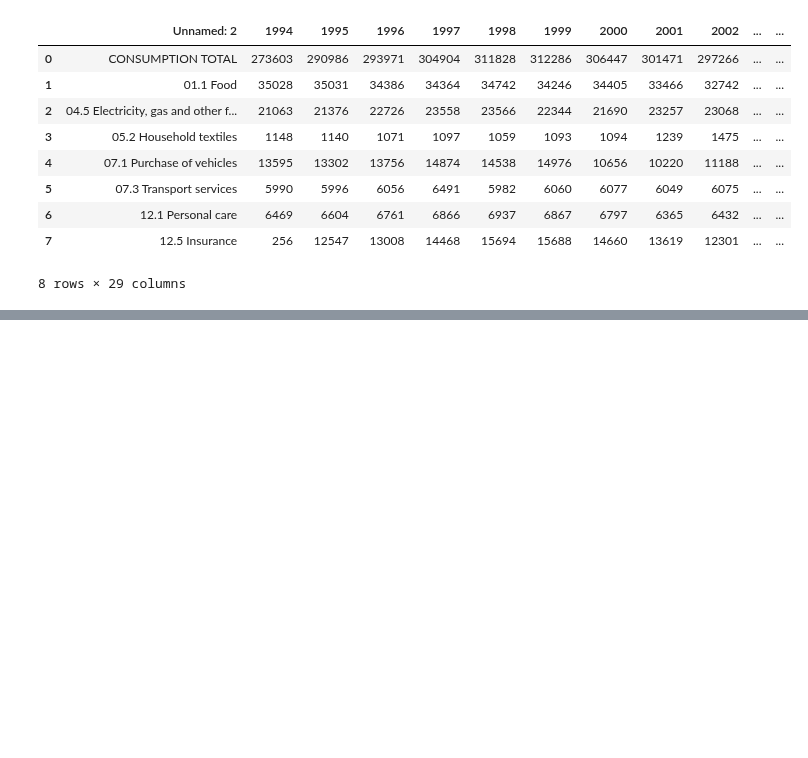
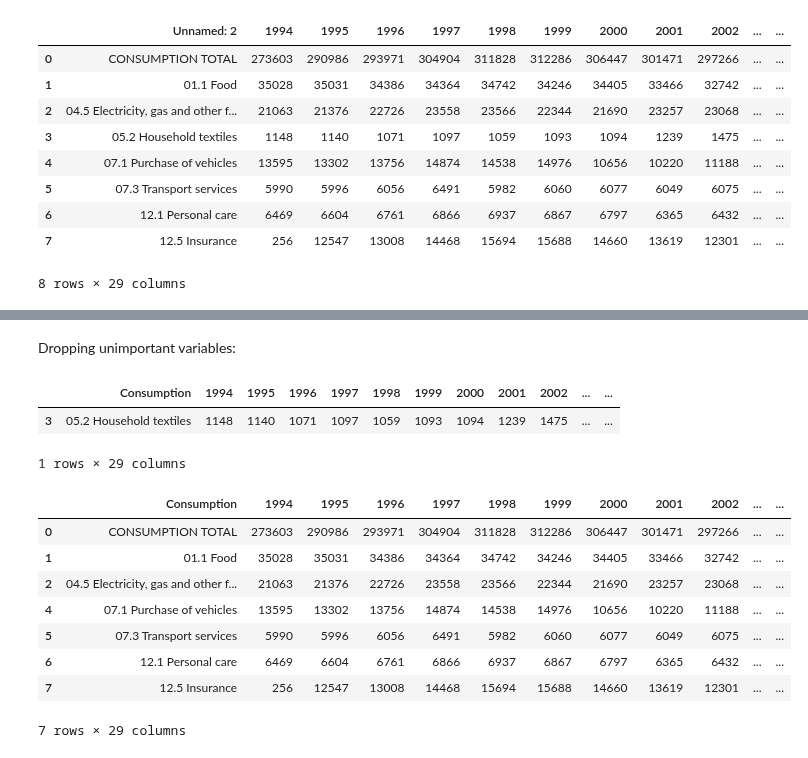
Before and after one commit to NumEconCopenhagen/projects-2023-EFS, a Jupyter notebook: dataproject/St_data_p.ipynb, the cells around one changed output, grey strips where cells are left out. Saved outputs shown, nothing was run; the diff lists cells and outputs as text; code cells hidden in the pictures; blank space fills up the shorter version.

```diff
--- a/dataproject/St_data_p.ipynb
+++ b/dataproject/St_data_p.ipynb
@@ -170,0 +185,3 @@ cop.head(10)
+# %%
+cop.rename(columns = {'Unnamed: 2':'Consumption'}, inplace=True)
+cop.head(5)
@@ -170,0 +196,23 @@ cop.head(10)
+# %% [markdown]
+Dropping unimportant variables:
+# %%
+# Build up a logical index I
+I = cop.Consumption.str.contains('Household textiles')
+cop.loc[I, :]
+# %% [output]
+|  | Consumption | 1994 | 1995 | 1996 | 1997 | 1998 | 1999 | 2000 | 2001 | 2002 | ... | ... |
+| 3 | 05.2 Household textiles | 1148 | 1140 | 1071 | 1097 | 1059 | 1093 | 1094 | 1239 | 1475 | ... | ... |
+1 rows × 29 columns
+# %%
+cop = cop.loc[I == False] # keeping everything else
+cop.head(10)
+# %% [output]
+|  | Consumption | 1994 | 1995 | 1996 | 1997 | 1998 | 1999 | 2000 | 2001 | 2002 | ... | ... |
+| 0 | CONSUMPTION TOTAL | 273603 | 290986 | 293971 | 304904 | 311828 | 312286 | 306447 | 301471 | 297266 | ... | ... |
+| 1 | 01.1 Food | 35028 | 35031 | 34386 | 34364 | 34742 | 34246 | 34405 | 33466 | 32742 | ... | ... |
+| 2 | 04.5 Electricity, gas and other f... | 21063 | 21376 | 22726 | 23558 | 23566 | 22344 | 21690 | 23257 | 23068 | ... | ... |
+| 4 | 07.1 Purchase of vehicles | 13595 | 13302 | 13756 | 14874 | 14538 | 14976 | 10656 | 10220 | 11188 | ... | ... |
+| 5 | 07.3 Transport services | 5990 | 5996 | 6056 | 6491 | 5982 | 6060 | 6077 | 6049 | 6075 | ... | ... |
+| 6 | 12.1 Personal care | 6469 | 6604 | 6761 | 6866 | 6937 | 6867 | 6797 | 6365 | 6432 | ... | ... |
+| 7 | 12.5 Insurance | 256 | 12547 | 13008 | 14468 | 15694 | 15688 | 14660 | 13619 | 12301 | ... | ... |
+7 rows × 29 columns
```
Also changed, not shown: parts of 13 cells of this notebook.
